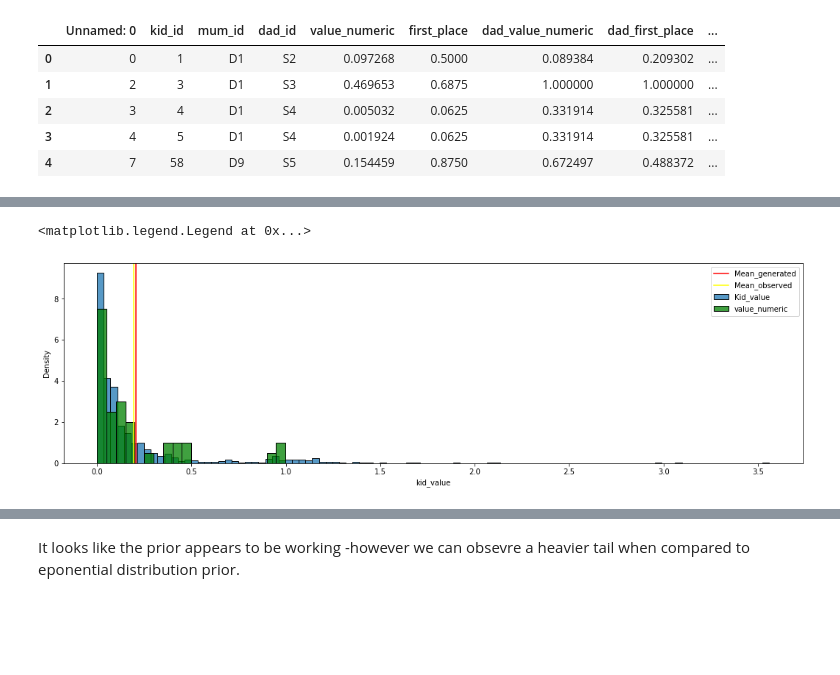
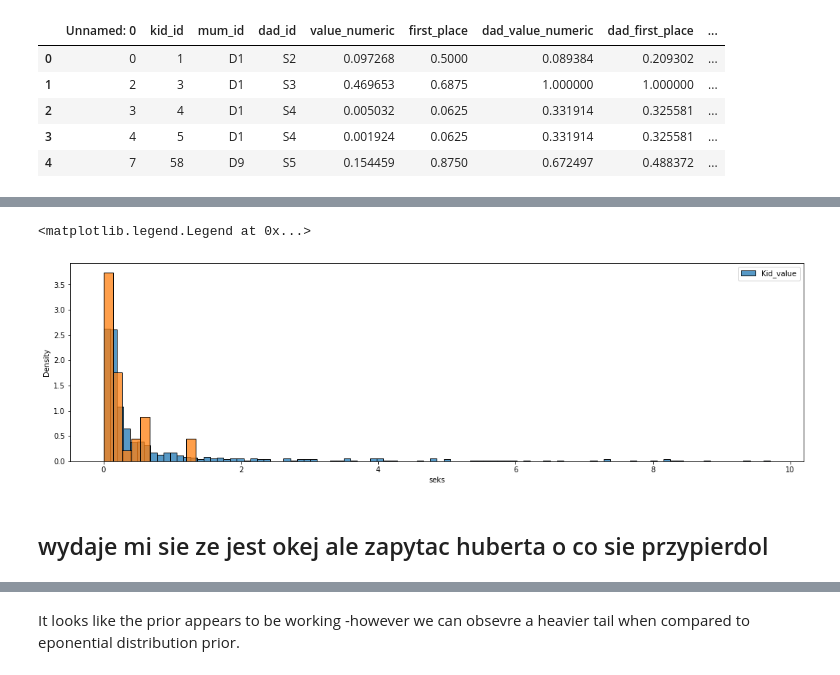
Before and after one commit to Motyleczek/racehorse_bayes, a Jupyter notebook: data_analysis.ipynb, the cells around one changed output, grey strips where cells are left out. Cells and saved outputs as stored; diff of their text form; code cells hidden in the pictures; blank space fills up the shorter version.

```diff
--- a/data_analysis.ipynb
+++ b/data_analysis.ipynb
@@ -71,5 +75,6 @@ Additionally, we have limited ourselfes to analysing male offspring - male and f
 # imports
 path_to_prepared_data = 'data/data_prepared/prepared_horses_stallions.csv'
 df = pd.read_csv(path_to_prepared_data)
-df.head()
+df.dropna(inplace=True)
+df.info()
 # %% [output]
@@ -299,3 +379,3 @@ df_copy.head()
 # %%
-model2_ppc=CmdStanModel(stan_file='models/model2_basic_v2.stan')
+model2_ppc=CmdStanModel(stan_file='models/v2_model2_ppc_mark1.stan')
 # %% [output]
@@ -303,0 +384,27 @@ INFO:cmdstanpy:compiled model executable: /home/racehorse_bayes/models/model2_ba
+# %%
+data = { 'N': len(df_copy),
+        'dad_val': df_copy.dad_value_numeric,
+        'dad_ns': df_copy.dad_num_of_starts,
+        'dad_fp': df_copy.dad_first_place,
+        'dad_sp': df_copy.dad_second_place,
+        'dad_tp': df_copy.dad_third_place,
+        'mum_val': df_copy.mum_value_numeric,
+        'mum_fp': df_copy.mum_first_place,
+        'mum_sp': df_copy.mum_second_place,
+        'mum_tp': df_copy.mum_third_place,
+        'mum_ns': df_copy.mum_num_of_starts,
+         }
+
+sim_model2_ppc=model2_ppc.sample(data=data, iter_sampling=1000,
+                     iter_warmup=0,
+                     chains=1,
+                     fixed_param=True,
+
+                     seed=20230613)
+basic_model2_df = sim_model2_ppc.draws_pd()
+basic_model2_df.head()
+
+basic_model2_df['seks'] = basic_model2_df.loc[:, "seks[1]":f"seks[{len(df_copy)}]"].mean(axis=1)
+print(basic_model2_df['seks'])
+basic_model2_df_fabs = pd.DataFrame()
+basic_model2_df_fabs['seks']  = abs(basic_model2_df['seks'])
@@ -331,12 +437,15 @@ INFO:cmdstanpy:CmdStan done processing.
 # %%
 fig,axs= plt.subplots(1,1, figsize=(18,5))
-graph = sns.histplot(data=model2_ppc_df, x='kid_value',ax=axs,bins=100, label='Kid_value' ,stat='density')
-graph.axvline(model2_ppc_df.kid_value.mean(), color='red', label='Mean_generated')
+graph = sns.histplot(data=basic_model2_df_fabs[(basic_model2_df_fabs['seks']>-10)&(basic_model2_df_fabs['seks']<10)], x='seks',ax=axs,bins=100, label='Kid_value' ,stat='density')
+# graph.axvline(basic_model2_df.kid_value.mean(), color='red', label='Mean_generated')
 # graph = sns.histplot(data=model2_ppc_df, x='kid_value_rich',ax=axs,bins=100, label='Kid_value_rich' ,stat='density')
 # graph.axvline(model2_ppc_df.kid_value_rich.mean(), color='red', label='Mean_generated_rich')
-graph = sns.histplot(data=df_copy, x='value_numeric',ax=axs, color='green', label='value_numeric' ,bins=20 ,stat='density')
-graph.axvline(df_copy.value_numeric.mean(), color='yellow', label='Mean_observed')
+sns.histplot(df['value_numeric']/(10**6),stat='density',bins=10)
+# graph = sns.histplot(data=df_copy, x='value_numeric',ax=axs, color='green', label='value_numeric' ,bins=20 ,stat='density')
+# graph.axvline(df_copy.value_numeric.mean(), color='yellow', label='Mean_observed')
 graph.legend()
 # %% [output]
 <matplotlib.legend.Legend at 0x...>
-[figure, old version]
+[figure, new version]
+# %% [markdown]
+## wydaje mi sie ze jest okej ale zapytac huberta o co sie przypierdol
```
Also changed, not shown: parts of 47 cells of this notebook, 22 other files.
